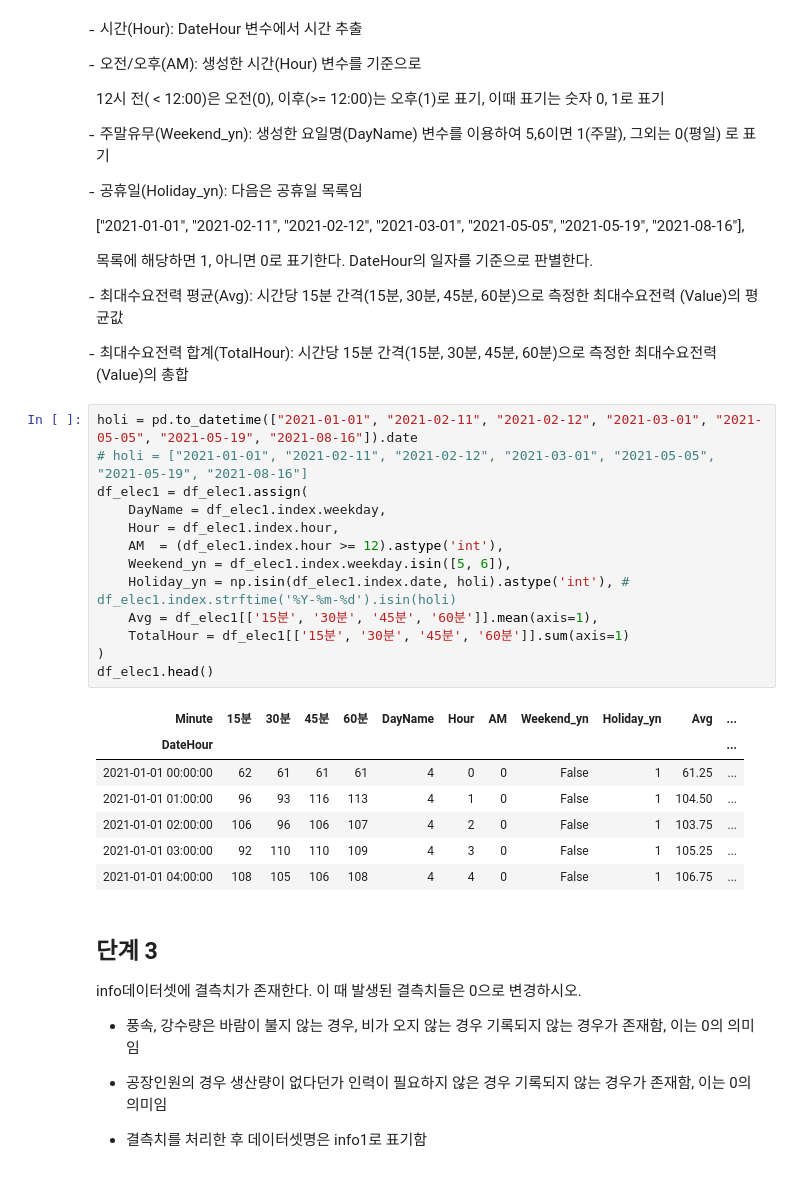
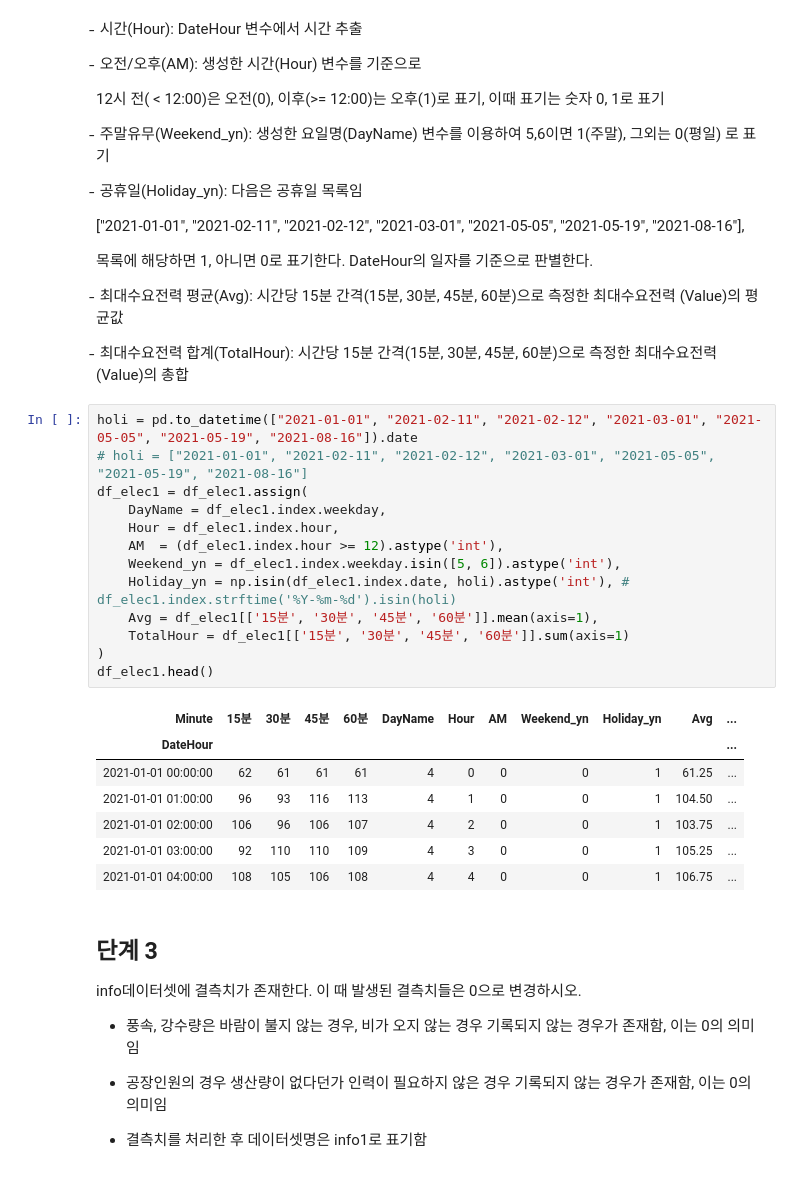
Before and after one commit to sunkusun9/DS_lv3_2410_2, a Jupyter notebook: sec_ds_lv3_prob3_prob.ipynb, the cells around one changed output. Cells and saved outputs as stored; diff of their text form.

```diff
--- a/sec_ds_lv3_prob3_prob.ipynb
+++ b/sec_ds_lv3_prob3_prob.ipynb
@@ -259,27 +259,27 @@ df_elec1.shape
 ̵ 최대수요전력 평균(Avg): 시간당 15분 간격(15분, 30분, 45분, 60분)으로 측정한 최대수요전력 (Value)의 평균값
 
 ̵ 최대수요전력 합계(TotalHour): 시간당 15분 간격(15분, 30분, 45분, 60분)으로 측정한 최대수요전력 (Value)의 총합
-# %%
-holi = pd.to_datetime(["2021-01-01", "2021-02-11", "2021-02-12", "2021-03-01", "2021-05-05", "2021-05-19", "2021-08-16"]).date
-# holi = ["2021-01-01", "2021-02-11", "2021-02-12", "2021-03-01", "2021-05-05", "2021-05-19", "2021-08-16"]
-df_elec1 = df_elec1.assign(
-    DayName = df_elec1.index.weekday,
-    Hour = df_elec1.index.hour,
-    AM  = (df_elec1.index.hour >= 12).astype('int'),
-    Weekend_yn = df_elec1.index.weekday.isin([5, 6]),
-    Holiday_yn = np.isin(df_elec1.index.date, holi).astype('int'), # df_elec1.index.strftime('%Y-%m-%d').isin(holi)
-    Avg = df_elec1[['15분', '30분', '45분', '60분']].mean(axis=1),
-    TotalHour = df_elec1[['15분', '30분', '45분', '60분']].sum(axis=1)
-)
-df_elec1.head()
-# %% [output]
-| Minute | 15분 | 30분 | 45분 | 60분 | DayName | Hour | AM | Weekend_yn | Holiday_yn | Avg | ... |
-| DateHour |  |  |  |  |  |  |  |  |  |  | ... |
-| 2021-01-01 00:00:00 | 62 | 61 | 61 | 61 | 4 | 0 | 0 | False | 1 | 61.25 | ... |
-| 2021-01-01 01:00:00 | 96 | 93 | 116 | 113 | 4 | 1 | 0 | False | 1 | 104.50 | ... |
-| 2021-01-01 02:00:00 | 106 | 96 | 106 | 107 | 4 | 2 | 0 | False | 1 | 103.75 | ... |
-| 2021-01-01 03:00:00 | 92 | 110 | 110 | 109 | 4 | 3 | 0 | False | 1 | 105.25 | ... |
-| 2021-01-01 04:00:00 | 108 | 105 | 106 | 108 | 4 | 4 | 0 | False | 1 | 106.75 | ... |
+# %%
+holi = pd.to_datetime(["2021-01-01", "2021-02-11", "2021-02-12", "2021-03-01", "2021-05-05", "2021-05-19", "2021-08-16"]).date
+# holi = ["2021-01-01", "2021-02-11", "2021-02-12", "2021-03-01", "2021-05-05", "2021-05-19", "2021-08-16"]
+df_elec1 = df_elec1.assign(
+    DayName = df_elec1.index.weekday,
+    Hour = df_elec1.index.hour,
+    AM  = (df_elec1.index.hour >= 12).astype('int'),
+    Weekend_yn = df_elec1.index.weekday.isin([5, 6]).astype('int'),
+    Holiday_yn = np.isin(df_elec1.index.date, holi).astype('int'), # df_elec1.index.strftime('%Y-%m-%d').isin(holi)
+    Avg = df_elec1[['15분', '30분', '45분', '60분']].mean(axis=1),
+    TotalHour = df_elec1[['15분', '30분', '45분', '60분']].sum(axis=1)
+)
+df_elec1.head()
+# %% [output]
+| Minute | 15분 | 30분 | 45분 | 60분 | DayName | Hour | AM | Weekend_yn | Holiday_yn | Avg | ... |
+| DateHour |  |  |  |  |  |  |  |  |  |  | ... |
+| 2021-01-01 00:00:00 | 62 | 61 | 61 | 61 | 4 | 0 | 0 | 0 | 1 | 61.25 | ... |
+| 2021-01-01 01:00:00 | 96 | 93 | 116 | 113 | 4 | 1 | 0 | 0 | 1 | 104.50 | ... |
+| 2021-01-01 02:00:00 | 106 | 96 | 106 | 107 | 4 | 2 | 0 | 0 | 1 | 103.75 | ... |
+| 2021-01-01 03:00:00 | 92 | 110 | 110 | 109 | 4 | 3 | 0 | 0 | 1 | 105.25 | ... |
+| 2021-01-01 04:00:00 | 108 | 105 | 106 | 108 | 4 | 4 | 0 | 0 | 1 | 106.75 | ... |
 # %% [markdown]
 ## 단계 3
 
```
Also changed, not shown: parts of 59 cells of this notebook.
